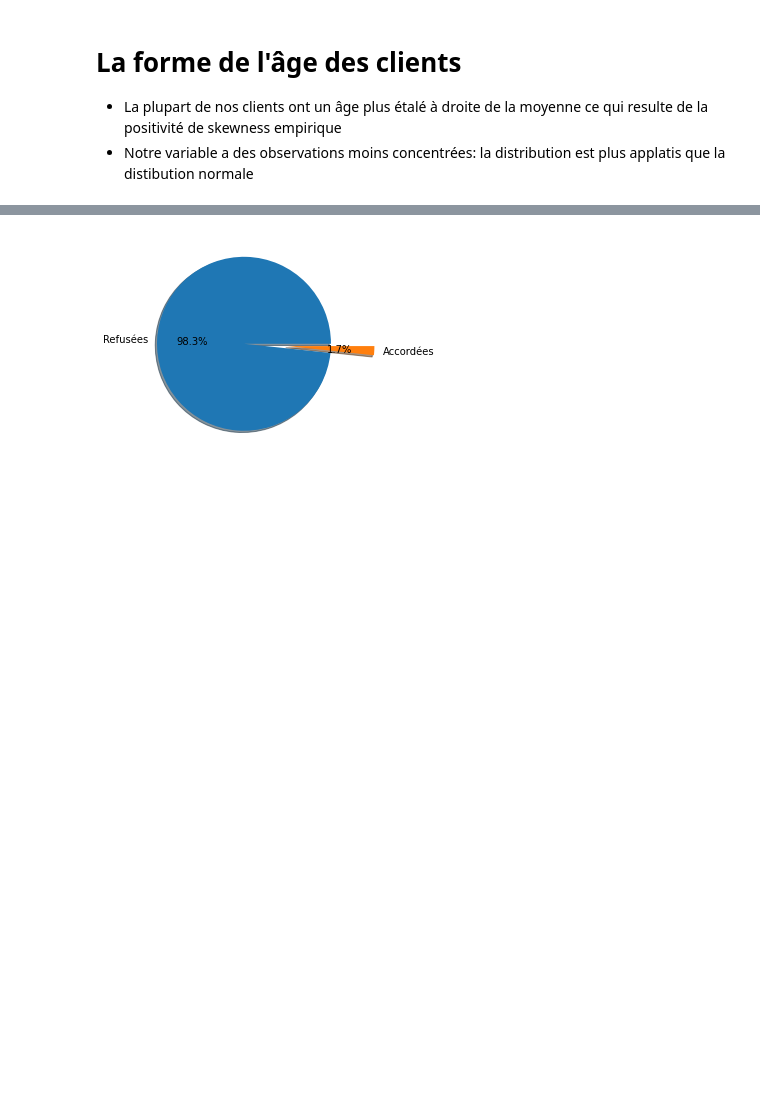
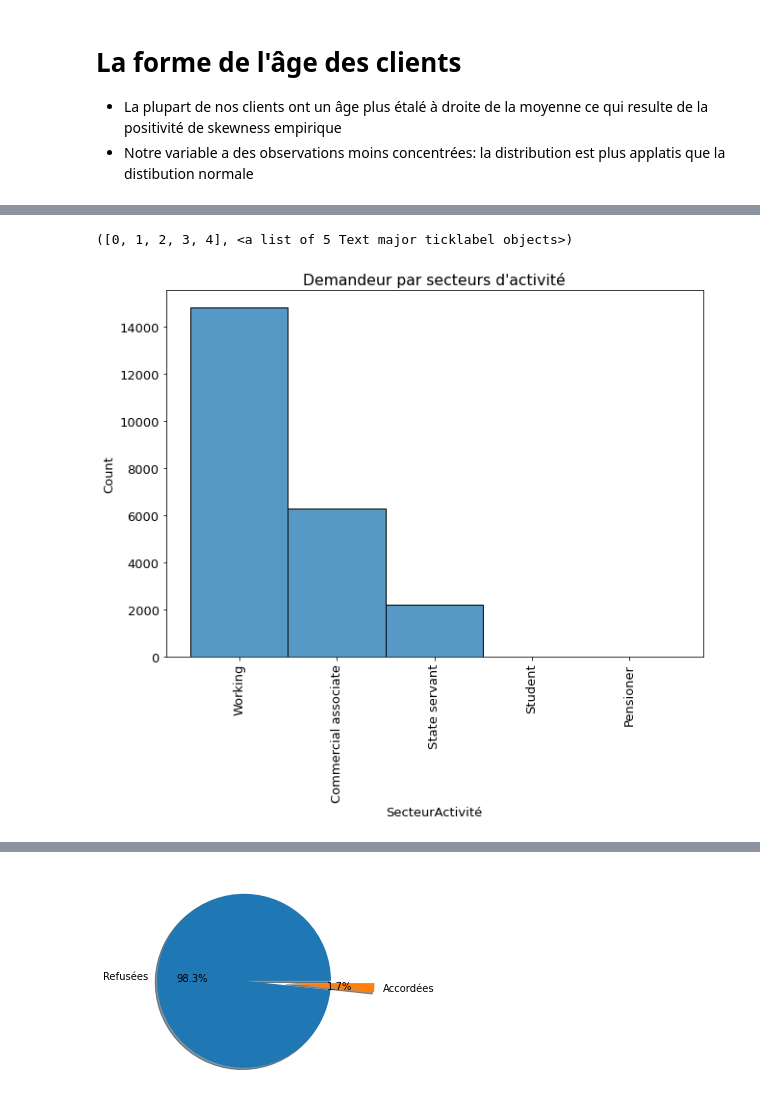
Before and after one commit to SIDIBEMoussa/Banking-credit-aproval-predicting, a Jupyter notebook: Banking_credit_aproval_predicting.ipynb, the cells around one changed output, grey strips where cells are left out. Saved outputs shown, nothing was run; the diff lists cells and outputs as text; code cells hidden in the pictures; blank space fills up the shorter version.

```diff
--- a/Banking_credit_aproval_predicting.ipynb
+++ b/Banking_credit_aproval_predicting.ipynb
@@ -21,6 +16,3 @@ lb=LabelEncoder()
-# %%
-for i in stri:
-      data[i]=lb.fit_transform(data[i])
 # %%
 import seaborn as sns
 import matplotlib.pyplot as pl
@@ -99,0 +94,8 @@ sns.displot(data.Age)
+# %%
+pl.figure(figsize=(10,7))
+pl.rcParams.update({"font.size":13})
+sns.histplot(data=data.SecteurActivité).set_title("Demandeur par secteurs d'activité")
+pl.xticks(rotation=90)
+# %% [output]
+([0, 1, 2, 3, 4], <a list of 5 Text major ticklabel objects>)
+[figure, added]
```
Also changed, not shown: parts of 26 cells of this notebook.
